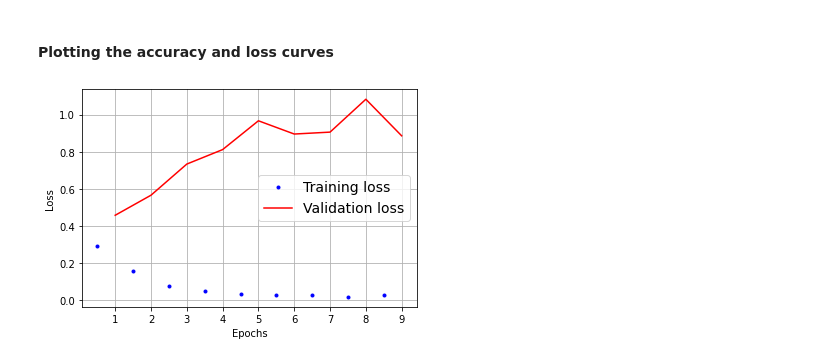
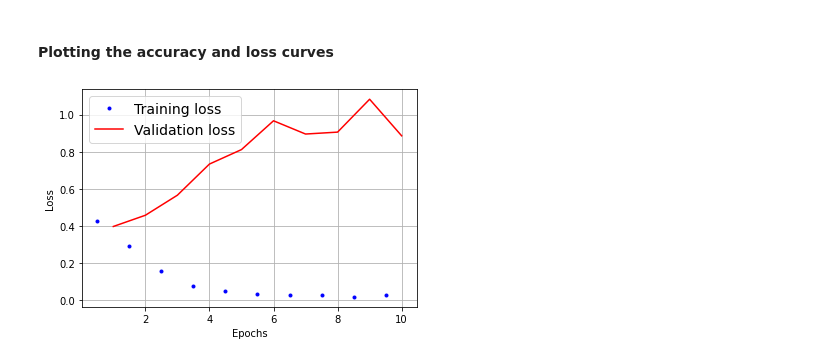
Before and after one commit to julrods/aggressive-tweet-analyzer, a Jupyter notebook: 2_Training.ipynb, the cells around one changed output. Saved outputs shown, nothing was run; the diff lists cells and outputs as text; code cells hidden in the pictures.

Commit message:
added models

```diff
--- a/2_Training.ipynb
+++ b/2_Training.ipynb
@@ -624,7 +625,16 @@ Confusion Matrix:
  [ 175  386]]
 # %% [markdown]
 #### Plotting the accuracy and loss curves
+# %%
+path_kaggle_1epoch = f'/content/gdrive/MyDrive/Cyber-bullying-project/models/histories/kaggle_model_1epoch_hist.pkl'
+kaggle_1epoch = pickle.load(open(path_kaggle_1epoch, 'rb'))
+# %%
+path_kaggle_10epochs = f'/content/gdrive/MyDrive/Cyber-bullying-project/models/histories/kaggle_model_10epochs_hist.pkl'
+kaggle_10epochs = pickle.load(open(path_kaggle_10epochs, 'rb'))
+# %%
+# merging the two histories (because the model was trained twice) into one dataframe
+history_df = pd.concat([pd.DataFrame(kaggle_1epoch), pd.DataFrame(kaggle_10epochs)]).reset_index(drop=True)
 # %%
-plot_history(history, metric='loss')
+plot_history(history_df, metric='loss')
 # %% [output]
-[figure, old version]
+[figure, new version]
```
Also changed, not shown: parts of 38 cells of this notebook.
